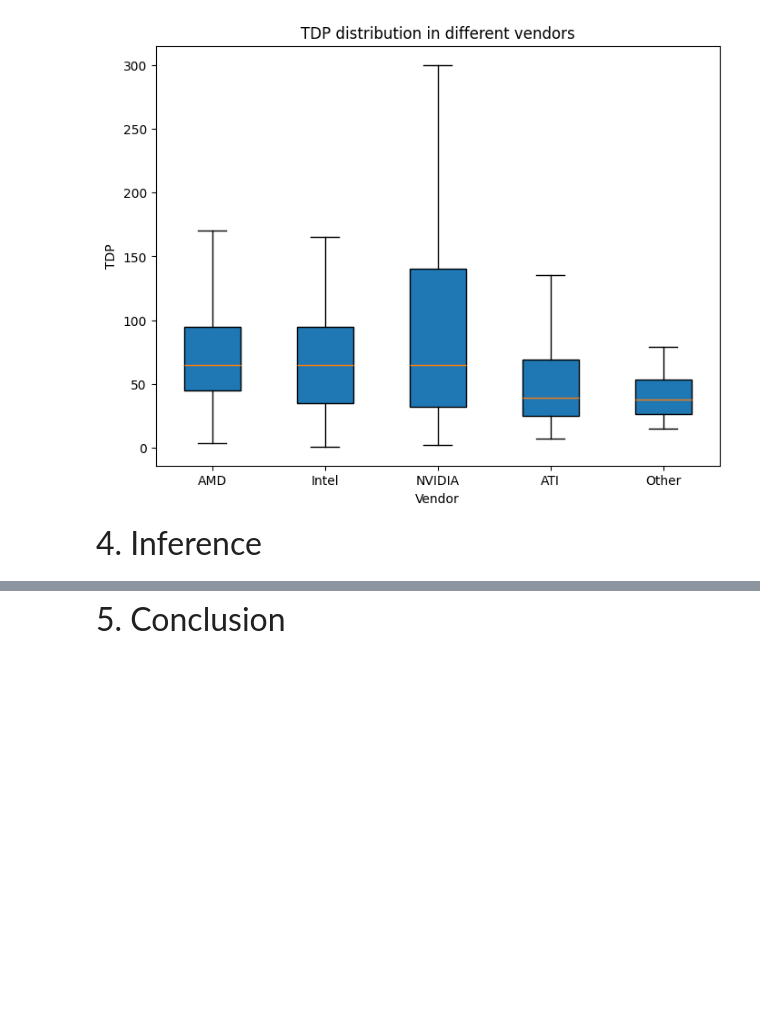
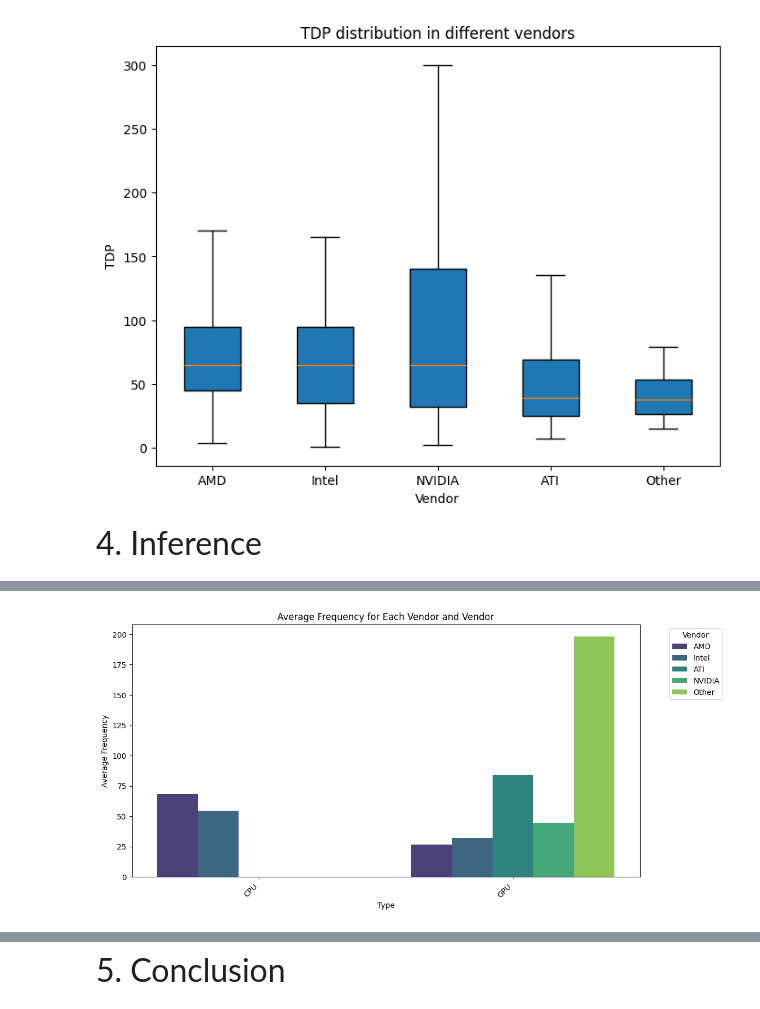
Before and after one commit to Zhengnan817/Project-3-Data-Reconstruction-and-Analysis, a Jupyter notebook: data_reconstruction_and_analysis.ipynb, the cells around one changed output, grey strips where cells are left out. Saved outputs shown, nothing was run; the diff lists cells and outputs as text; code cells hidden in the pictures; blank space fills up the shorter version.

```diff
--- a/data_reconstruction_and_analysis.ipynb
+++ b/data_reconstruction_and_analysis.ipynb
@@ -159,0 +147,4 @@ release_date_plt = EDA_part.TDP_distribution_plt()
+# %%
+inferences_analysis.ave_freq_type_ven()
+# %% [output]
+[figure, added]
```
Also changed, not shown: parts of 9 cells of this notebook, 3 other files.
